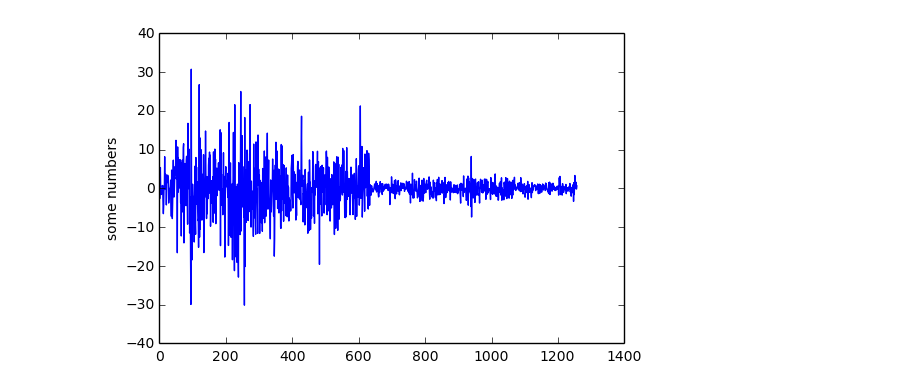
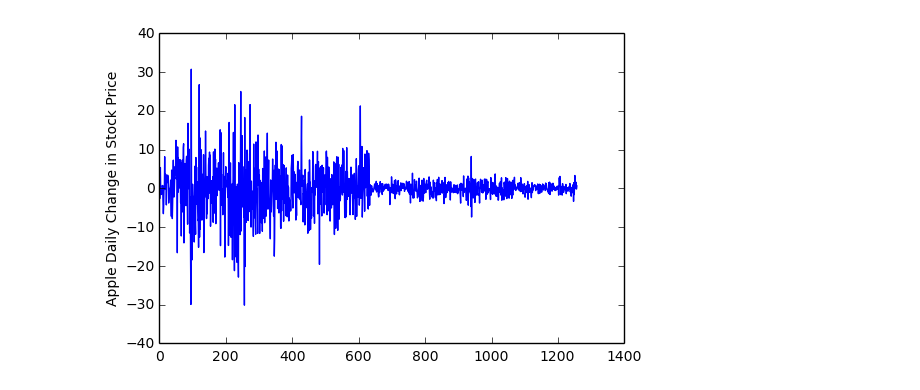
Before and after one commit to adeshpande3/Quandl-Machine-Learning, a Jupyter notebook: QuandlTest.ipynb, the cells around one changed output. Saved outputs shown, nothing was run; the diff lists cells and outputs as text; code cells hidden in the pictures.

```diff
--- a/QuandlTest.ipynb
+++ b/QuandlTest.ipynb
@@ -24,7 +20,7 @@ plt.show()
 # %%
-dailyDifference2 = list(Appledata['Close'] - Appledata['Open'])
-plt.plot(dailyDifference2)
-plt.ylabel('some numbers')
+AppleDifference = list(Appledata['Close'] - Appledata['Open'])
+plt.plot(AppleDifference)
+plt.ylabel('Apple Daily Change in Stock Price')
 plt.show()
 # %% [output]
-[figure, old version]
+[figure, new version]
```
Also changed, not shown: parts of 14 cells of this notebook.
